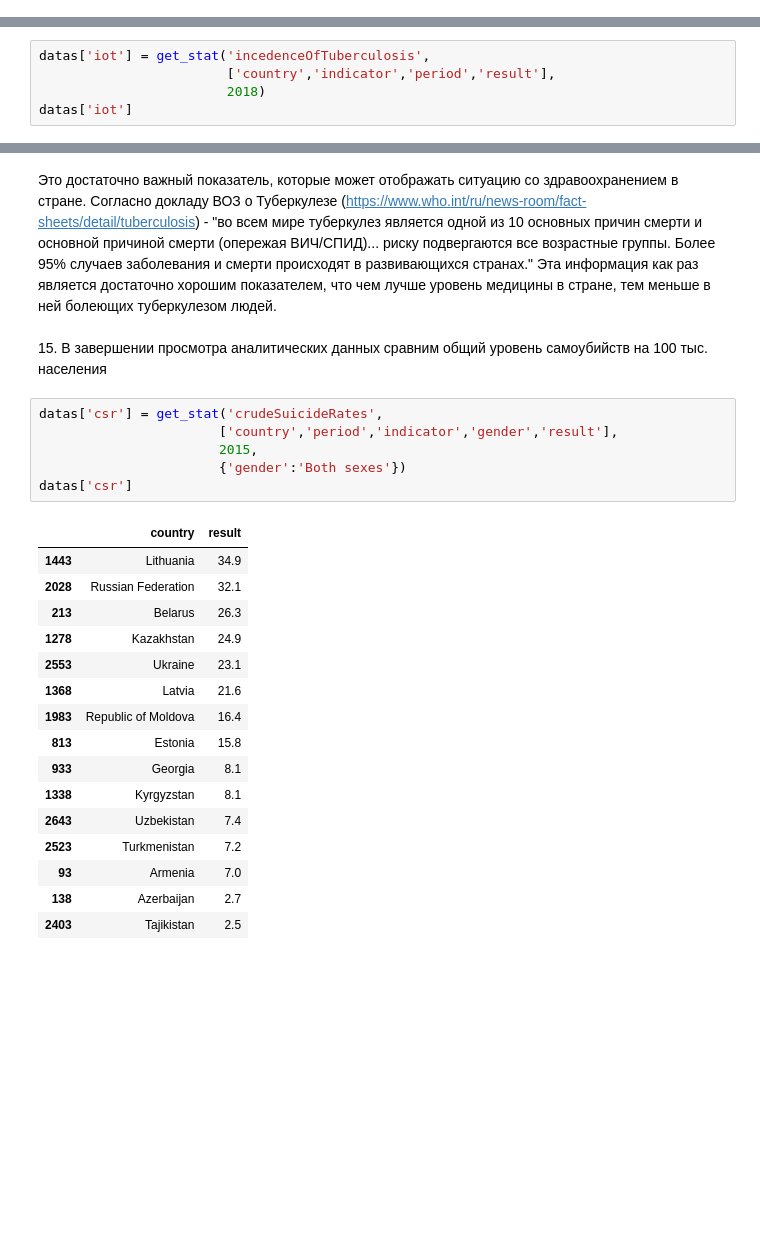
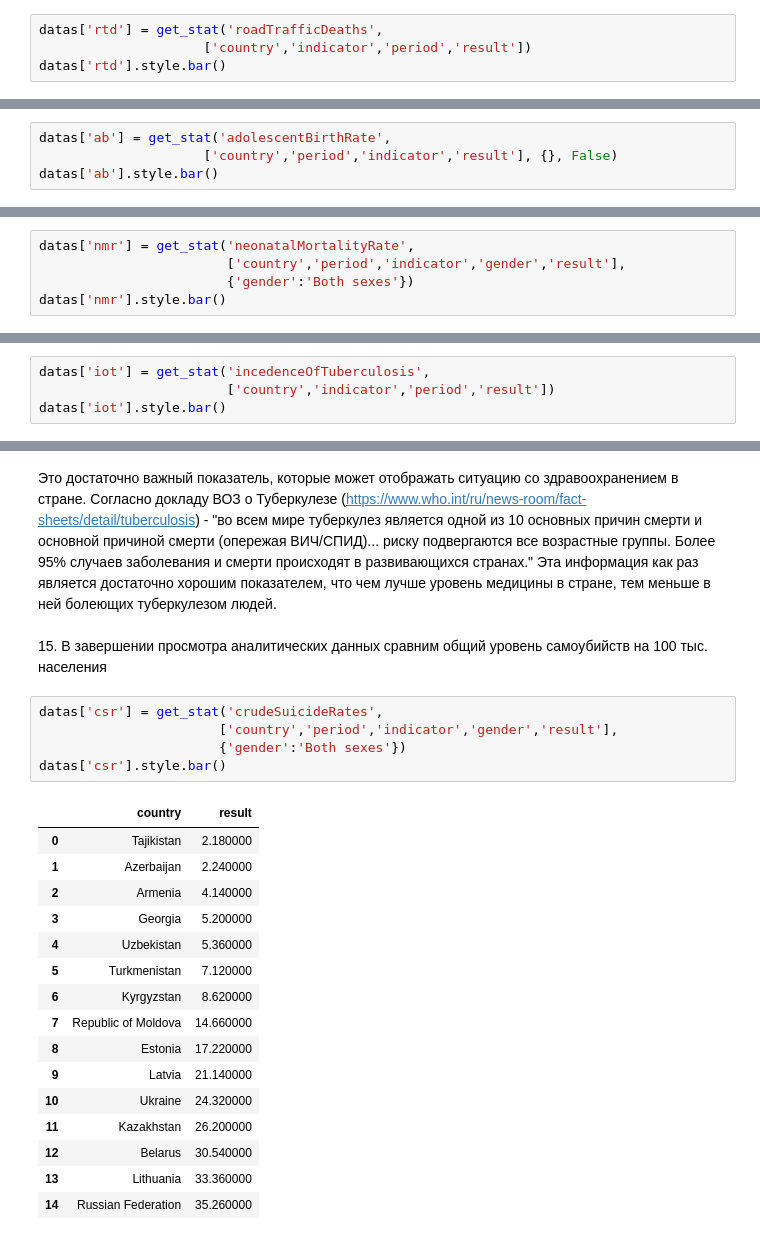
Before and after one commit to iamdenizzz/Diplom_DA-11, a Jupyter notebook: Diplom.ipynb, the cells around one changed output, grey strips where cells are left out. Cells and saved outputs as stored; diff of their text form; blank space fills up the shorter version.

```diff
--- a/Diplom.ipynb
+++ b/Diplom.ipynb
@@ -451,0 +290,4 @@ datas['cce']
+# %%
+datas['rtd'] = get_stat('roadTrafficDeaths',
+                     ['country','indicator','period','result'])
+datas['rtd'].style.bar()
@@ -451,0 +317,4 @@ datas['cce']
+# %%
+datas['ab'] = get_stat('adolescentBirthRate',
+                     ['country','period','indicator','result'], {}, False)
+datas['ab'].style.bar()
@@ -451,0 +342,5 @@ datas['cce']
+# %%
+datas['nmr'] = get_stat('neonatalMortalityRate',
+                        ['country','period','indicator','gender','result'],
+                        {'gender':'Both sexes'})
+datas['nmr'].style.bar()
@@ -455,8 +395,7 @@ datas['cce']
 14. Раззметрим кол-во заболеваний туберкулезом на 100 тыс. человек в год
 # %%
 datas['iot'] = get_stat('incedenceOfTuberculosis',
-                        ['country','indicator','period','result'],
-                        2018)
-datas['iot']
+                        ['country','indicator','period','result'])
+datas['iot'].style.bar()
 # %% [output]
 |  | country | result |
@@ -482,24 +421,23 @@ datas['iot']
 # %%
 datas['csr'] = get_stat('crudeSuicideRates',
                        ['country','period','indicator','gender','result'],
-                       2015,
                        {'gender':'Both sexes'})
-datas['csr']
+datas['csr'].style.bar()
 # %% [output]
 |  | country | result |
-| 1443 | Lithuania | 34.9 |
-| 2028 | Russian Federation | 32.1 |
-| 213 | Belarus | 26.3 |
-| 1278 | Kazakhstan | 24.9 |
-| 2553 | Ukraine | 23.1 |
-| 1368 | Latvia | 21.6 |
-| 1983 | Republic of Moldova | 16.4 |
-| 813 | Estonia | 15.8 |
-| 933 | Georgia | 8.1 |
-| 1338 | Kyrgyzstan | 8.1 |
-| 2643 | Uzbekistan | 7.4 |
-| 2523 | Turkmenistan | 7.2 |
-| 93 | Armenia | 7.0 |
-| 138 | Azerbaijan | 2.7 |
-| 2403 | Tajikistan | 2.5 |
+| 0 | Tajikistan | 2.180000 |
+| 1 | Azerbaijan | 2.240000 |
+| 2 | Armenia | 4.140000 |
+| 3 | Georgia | 5.200000 |
+| 4 | Uzbekistan | 5.360000 |
+| 5 | Turkmenistan | 7.120000 |
+| 6 | Kyrgyzstan | 8.620000 |
+| 7 | Republic of Moldova | 14.660000 |
+| 8 | Estonia | 17.220000 |
+| 9 | Latvia | 21.140000 |
+| 10 | Ukraine | 24.320000 |
+| 11 | Kazakhstan | 26.200000 |
+| 12 | Belarus | 30.540000 |
+| 13 | Lithuania | 33.360000 |
+| 14 | Russian Federation | 35.260000 |
 # %% [markdown]
```
Also changed, not shown: parts of 63 cells of this notebook.
